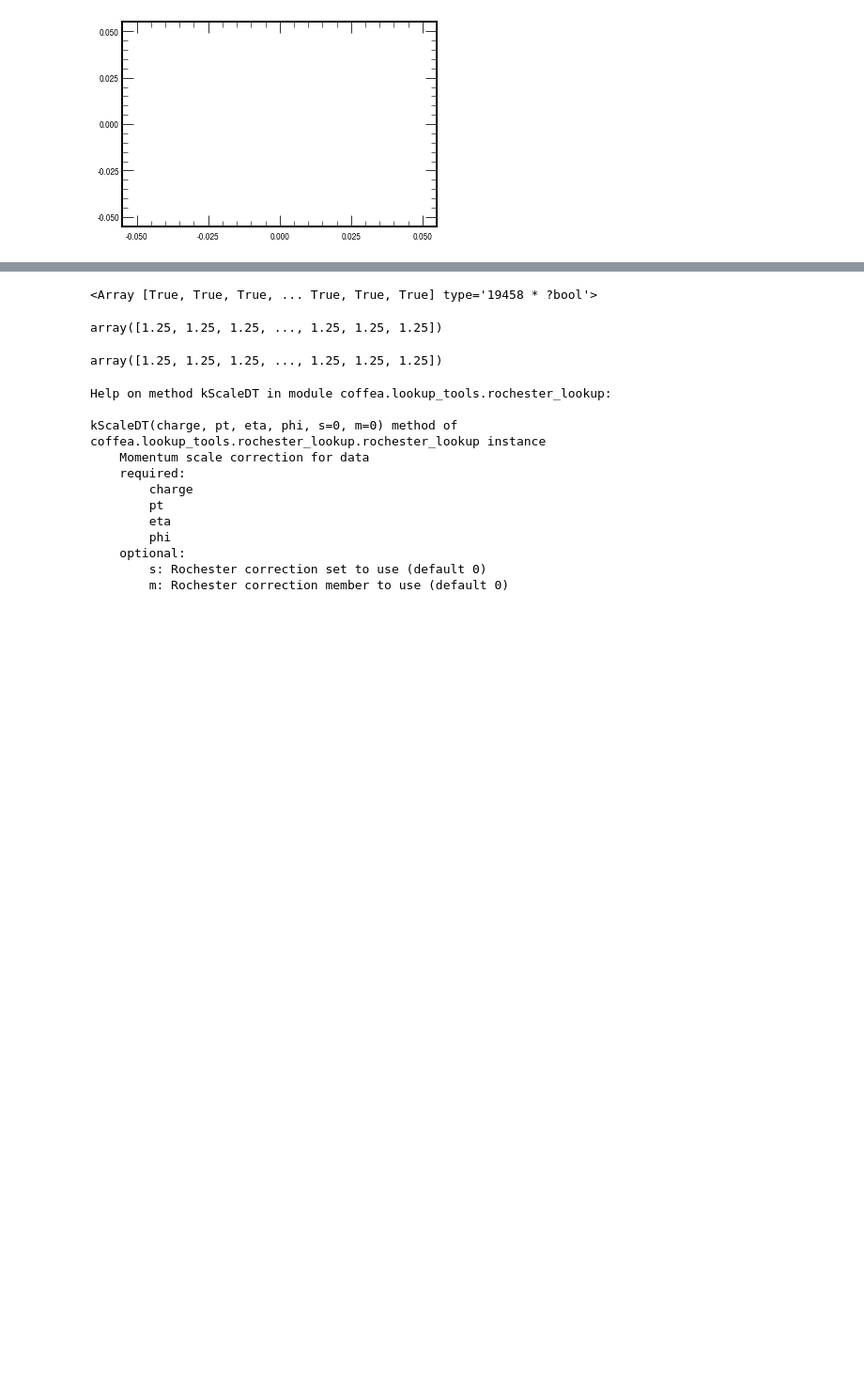
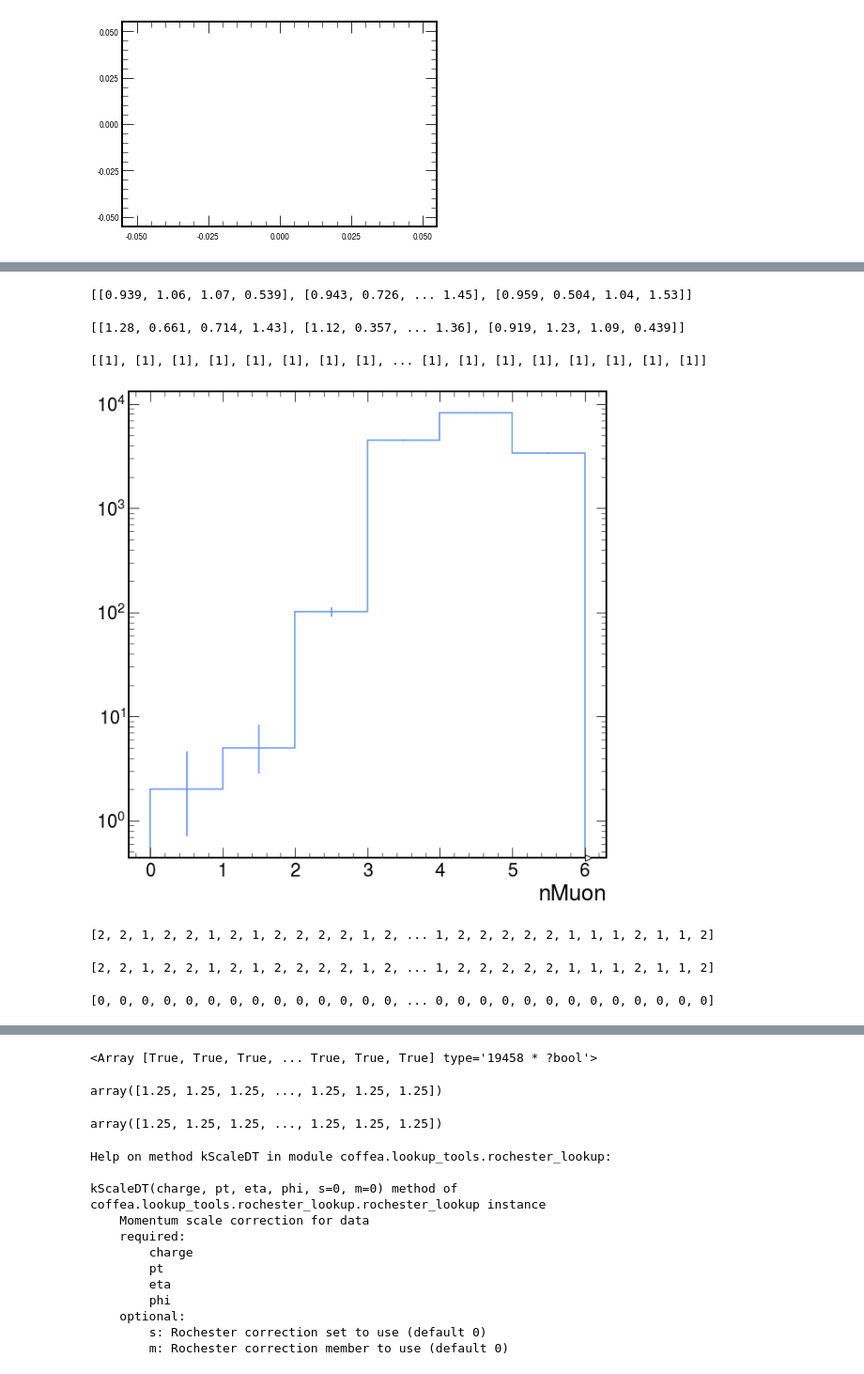
Before and after one commit to chrispap95/SUEPCoffea_dask, a Jupyter notebook: plotting/notebooks/ManualLookup_kinematics.ipynb, the cells around one changed output, grey strips where cells are left out. Shown at 94% size. Drawn from its saved outputs; the diff is of its cells as text; code cells hidden in the pictures; blank space fills up the shorter version.

```diff
--- a/plotting/notebooks/ManualLookup_kinematics.ipynb
+++ b/plotting/notebooks/ManualLookup_kinematics.ipynb
@@ -69,3 +62,11 @@ events.
+# %%
+print(events1.PSWeight)
+print(events2.PSWeight)
+print(events3.PSWeight)
+# %% [output]
+[[0.939, 1.06, 1.07, 0.539], [0.943, 0.726, ... 1.45], [0.959, 0.504, 1.04, 1.53]]
+[[1.28, 0.661, 0.714, 1.43], [1.12, 0.357, ... 1.36], [0.919, 1.23, 1.09, 0.439]]
+[[1], [1], [1], [1], [1], [1], [1], [1], ... [1], [1], [1], [1], [1], [1], [1], [1]]
 # %%
 xrd_path = "root://cmseos.fnal.gov//store/group/lpcsuep/"
 
@@ -97,3 +97,8 @@ clean_muons = (
 )
 
 muons = muons[clean_muons]
+# %%
+hist.Hist.new.Reg(6, 0, 6, name="nMuon").Double().fill(ak.num(muons)).plot()
+plt.yscale("log")
+# %% [output]
+[figure, added]
@@ -100 +173,9 @@ muons = muons[clean_muons]
+# %%
+print(ak.num(muons))
+print(ak.num(prompt_muons))
+print(ak.num(qcd_muons))
+# %% [output]
+[2, 2, 1, 2, 2, 1, 2, 1, 2, 2, 2, 2, 1, 2, ... 1, 2, 2, 2, 2, 2, 1, 1, 1, 2, 1, 1, 2]
+[2, 2, 1, 2, 2, 1, 2, 1, 2, 2, 2, 2, 1, 2, ... 1, 2, 2, 2, 2, 2, 1, 1, 1, 2, 1, 1, 2]
+[0, 0, 0, 0, 0, 0, 0, 0, 0, 0, 0, 0, 0, 0, ... 0, 0, 0, 0, 0, 0, 0, 0, 0, 0, 0, 0, 0]
 # %%
```
Also changed, not shown: parts of 13 cells of this notebook, 36 other files.
